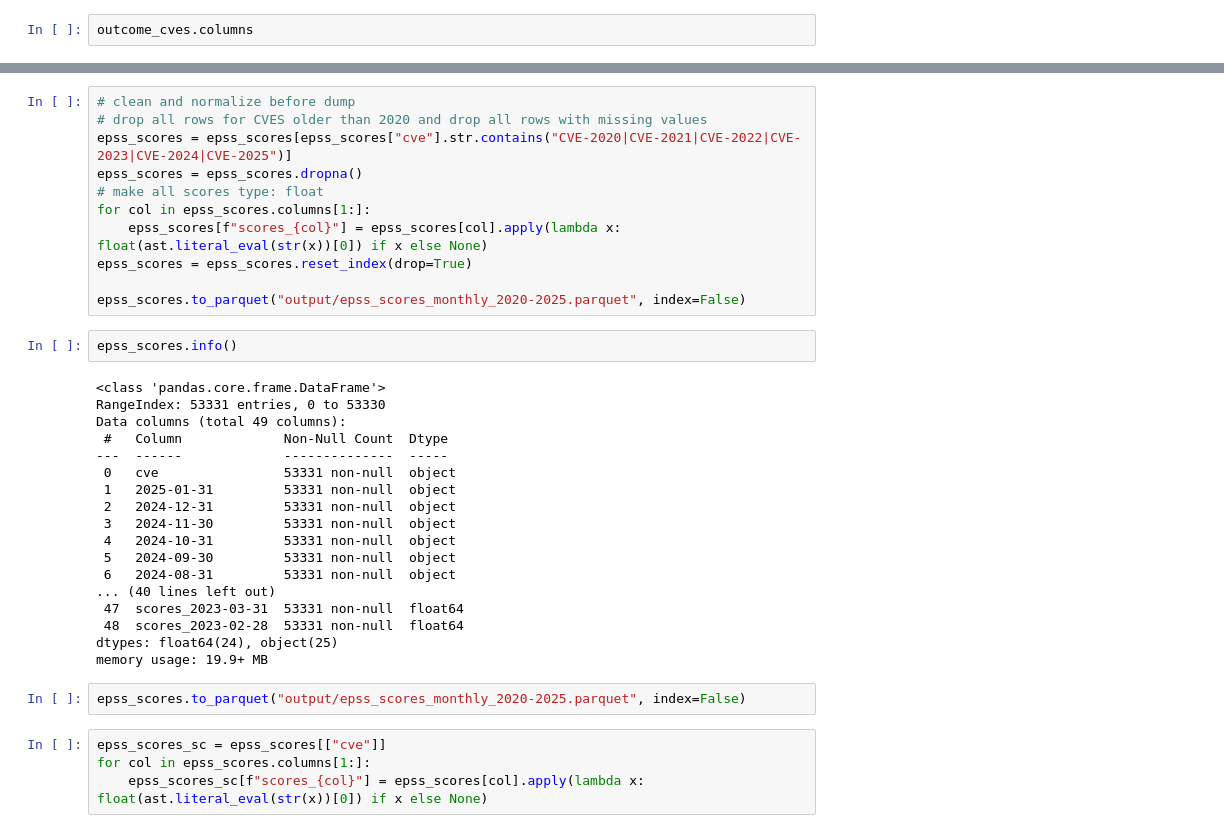
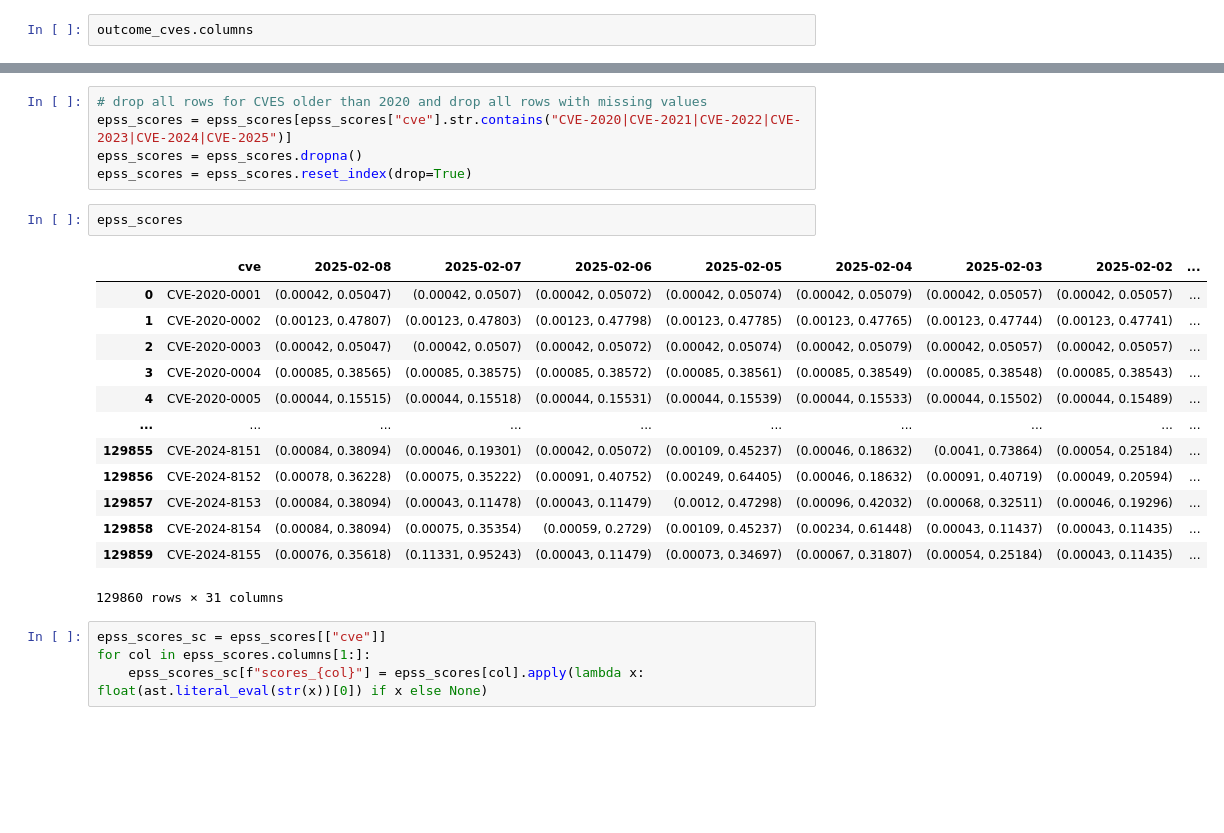
Before and after one commit to dominikmi/cves_analytics, a Jupyter notebook: testing.ipynb, the cells around one changed output, grey strips where cells are left out. Cells and saved outputs as stored; diff of their text form; blank space fills up the shorter version.

```diff
--- a/testing.ipynb
+++ b/testing.ipynb
@@ -295,36 +515,24 @@ Index(['cve', '2025-01-31', '2024-12-31', '2024-11-30', '2024-10-31',
 # %%
-# clean and normalize before dump
 # drop all rows for CVES older than 2020 and drop all rows with missing values
 epss_scores = epss_scores[epss_scores["cve"].str.contains("CVE-2020|CVE-2021|CVE-2022|CVE-2023|CVE-2024|CVE-2025")]
 epss_scores = epss_scores.dropna()
-# make all scores type: float
-for col in epss_scores.columns[1:]:
-    epss_scores[f"scores_{col}"] = epss_scores[col].apply(lambda x: float(ast.literal_eval(str(x))[0]) if x else None)
 epss_scores = epss_scores.reset_index(drop=True)
-
-epss_scores.to_parquet("output/epss_scores_monthly_2020-2025.parquet", index=False)
 # %%
-epss_scores.info()
+epss_scores
 # %% [output]
+|  | cve | 2025-02-08 | 2025-02-07 | 2025-02-06 | 2025-02-05 | 2025-02-04 | 2025-02-03 | 2025-02-02 | ... |
+| 0 | CVE-2020-0001 | (0.00042, 0.05047) | (0.00042, 0.0507) | (0.00042, 0.05072) | (0.00042, 0.05074) | (0.00042, 0.05079) | (0.00042, 0.05057) | (0.00042, 0.05057) | ... |
+| 1 | CVE-2020-0002 | (0.00123, 0.47807) | (0.00123, 0.47803) | (0.00123, 0.47798) | (0.00123, 0.47785) | (0.00123, 0.47765) | (0.00123, 0.47744) | (0.00123, 0.47741) | ... |
+| 2 | CVE-2020-0003 | (0.00042, 0.05047) | (0.00042, 0.0507) | (0.00042, 0.05072) | (0.00042, 0.05074) | (0.00042, 0.05079) | (0.00042, 0.05057) | (0.00042, 0.05057) | ... |
+| 3 | CVE-2020-0004 | (0.00085, 0.38565) | (0.00085, 0.38575) | (0.00085, 0.38572) | (0.00085, 0.38561) | (0.00085, 0.38549) | (0.00085, 0.38548) | (0.00085, 0.38543) | ... |
+| 4 | CVE-2020-0005 | (0.00044, 0.15515) | (0.00044, 0.15518) | (0.00044, 0.15531) | (0.00044, 0.15539) | (0.00044, 0.15533) | (0.00044, 0.15502) | (0.00044, 0.15489) | ... |
+| ... | ... | ... | ... | ... | ... | ... | ... | ... | ... |
+| 129855 | CVE-2024-8151 | (0.00084, 0.38094) | (0.00046, 0.19301) | (0.00042, 0.05072) | (0.00109, 0.45237) | (0.00046, 0.18632) | (0.0041, 0.73864) | (0.00054, 0.25184) | ... |
+| 129856 | CVE-2024-8152 | (0.00078, 0.36228) | (0.00075, 0.35222) | (0.00091, 0.40752) | (0.00249, 0.64405) | (0.00046, 0.18632) | (0.00091, 0.40719) | (0.00049, 0.20594) | ... |
+| 129857 | CVE-2024-8153 | (0.00084, 0.38094) | (0.00043, 0.11478) | (0.00043, 0.11479) | (0.0012, 0.47298) | (0.00096, 0.42032) | (0.00068, 0.32511) | (0.00046, 0.19296) | ... |
+| 129858 | CVE-2024-8154 | (0.00084, 0.38094) | (0.00075, 0.35354) | (0.00059, 0.2729) | (0.00109, 0.45237) | (0.00234, 0.61448) | (0.00043, 0.11437) | (0.00043, 0.11435) | ... |
+| 129859 | CVE-2024-8155 | (0.00076, 0.35618) | (0.11331, 0.95243) | (0.00043, 0.11479) | (0.00073, 0.34697) | (0.00067, 0.31807) | (0.00054, 0.25184) | (0.00043, 0.11435) | ... |
-<class 'pandas.core.frame.DataFrame'>
-RangeIndex: 53331 entries, 0 to 53330
-Data columns (total 49 columns):
- #   Column             Non-Null Count  Dtype
----  ------             --------------  -----
- 0   cve                53331 non-null  object
- 1   2025-01-31         53331 non-null  object
- 2   2024-12-31         53331 non-null  object
- 3   2024-11-30         53331 non-null  object
- 4   2024-10-31         53331 non-null  object
- 5   2024-09-30         53331 non-null  object
- 6   2024-08-31         53331 non-null  object
-... (40 lines left out)
- 47  scores_2023-03-31  53331 non-null  float64
- 48  scores_2023-02-28  53331 non-null  float64
-dtypes: float64(24), object(25)
-memory usage: 19.9+ MB
+129860 rows × 31 columns
-# %%
-epss_scores.to_parquet("output/epss_scores_monthly_2020-2025.parquet", index=False)
 # %%
 epss_scores_sc = epss_scores[["cve"]]
 for col in epss_scores.columns[1:]:
```
Also changed, not shown: parts of 18 cells of this notebook, 4 other files.
